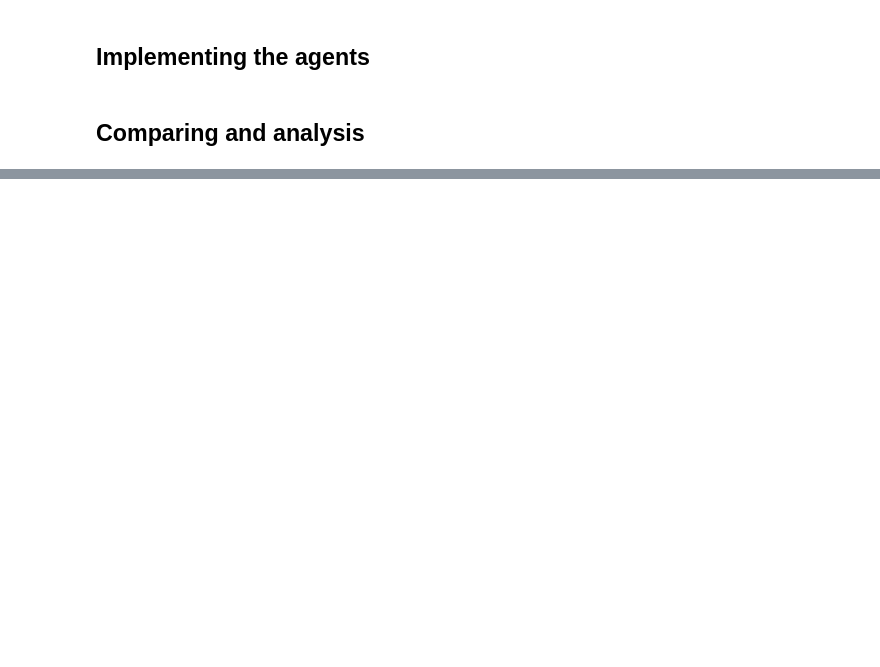
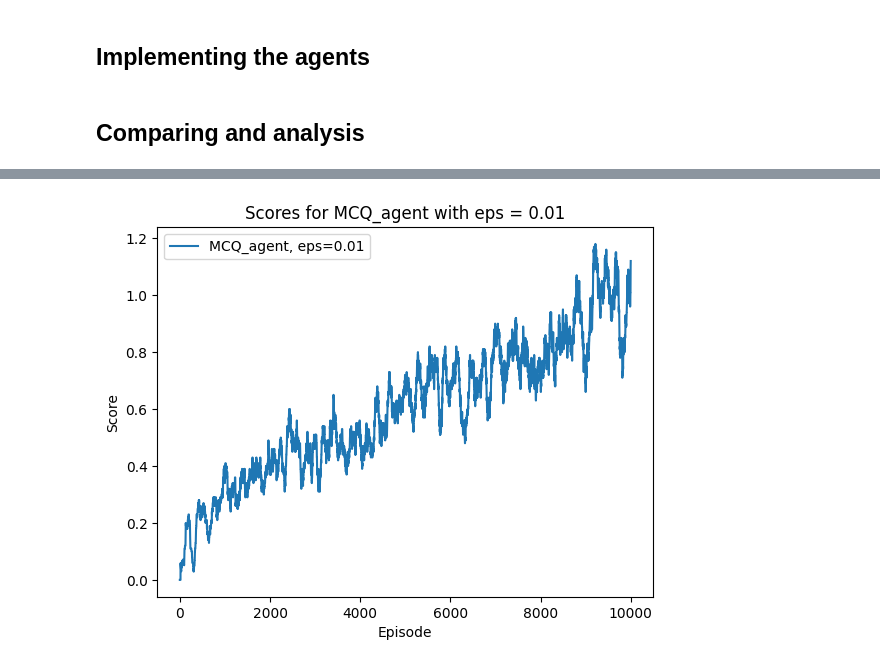
Before and after one commit to theveneth/RL_flappy_bird, a Jupyter notebook: code.ipynb, the cells around one changed output, grey strips where cells are left out. Saved outputs shown, nothing was run; the diff lists cells and outputs as text; code cells hidden in the pictures; blank space fills up the shorter version.

```diff
--- a/code.ipynb
+++ b/code.ipynb
@@ -223,0 +230,83 @@ Training SARSALambdaAgent with lambda_value = [0.5, 0.7, 0.9]
+# %%
+def train(agent, env, num_episodes):
+    scores = []
+    rewards = []
+
+    for episode in trange(num_episodes):
+
+        state = env.reset()
+        state = state[0]
+        state = tuple(state.flatten())
+        done = False
+        episode_score = 0
+        total_reward = 0
+
+        agent.start_episode()
+
+        while not done:
+            action = agent.policy(state)
+
+            next_state, reward, done, _, info = env.step(action)
+            next_state = tuple(next_state.flatten())
+
+            agent.update(state, action, reward, next_state, done)
+
+            state = next_state
+
+            episode_score = info['score']
+            total_reward += reward
+            if episode_score > 1000:  # if the agent is doing well, break the episode
+                print('limit reached')
+                break
+
+        rewards.append(total_reward)
+        scores.append(episode_score)
+
+    env.close()
+    return scores, rewards
+
+
+#plot evolution scores
+
+def moving_average(data, window_size=100):
+    """Calculate the moving average of a list."""
+    moving_avg = []
+    for i in range(len(data)):
+        window = data[max(0, i - window_size + 1): i + 1]
+        avg = sum(window) / len(window) if window else 0
+        moving_avg.append(avg)
+    return moving_avg
+
+
+def train_and_compare_agents(env, agents, params, num_episodes):
+    for agent_name, agent_class in agents.items():
+        for param_name, param_value in params[agent_name].items():
+            print(f"\nTraining {agent_name} with {param_name} = {param_value}")
+            for param in param_value:
+                agent = agent_class(env, **{param_name: param})
+                scores, rewards = train(agent, env, num_episodes)
+                plt.title(f"Scores for {agent_name} with {param_name} = {param}")
+                plt.plot(moving_average(scores), label=f"{agent_name}, {param_name}={param}")
+                plt.xlabel("Episode")
+                plt.ylabel("Score")
+            plt.legend()
+            plt.show()
+
+if __name__ == '__main__':
+    # initiate environment
+    env = gym.make('TextFlappyBird-screen-v0', height=15, width=20, pipe_gap=4)
+
+    # define agents and parameters to vary
+    agents = {
+        "MCQ_agent": MCQ_agent,
+        #"SARSALambdaAgent": SARSALambdaAgent,
+    }
+    params = {
+        "MCQ_agent": {"eps": [0.01]},
+        #"SARSALambdaAgent": {"lambda_value": [0.01, 0.1, 0.5, 0.7, 0.9]},
+    }
+
+    # Learning phase
+    num_episodes = 10000
+    train_and_compare_agents(env, agents, params, num_episodes)
+# %% [output]
@@ -223,0 +314 @@ Training SARSALambdaAgent with lambda_value = [0.5, 0.7, 0.9]
+[figure, added]
```
Also changed, not shown: parts of 5 cells of this notebook.
